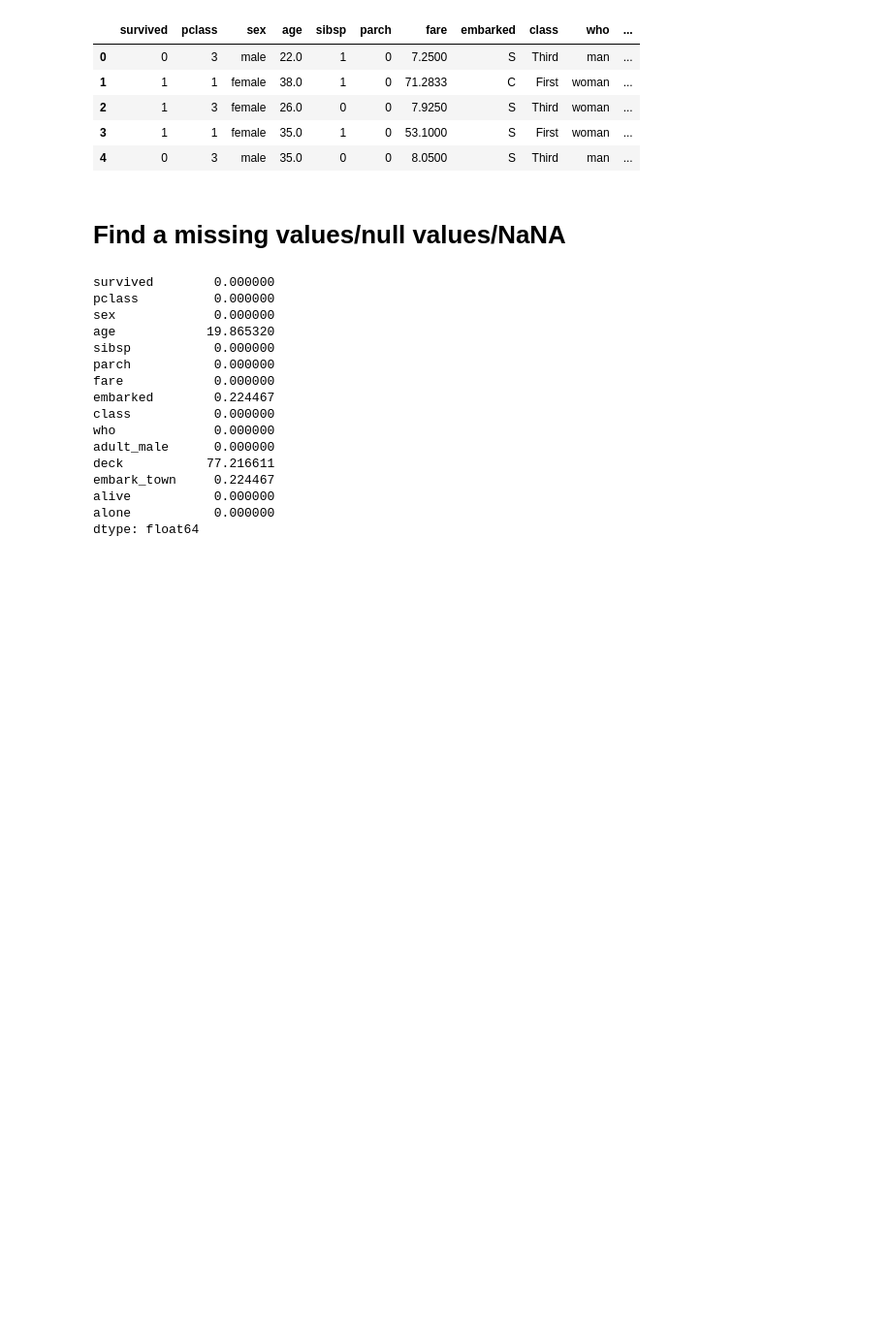
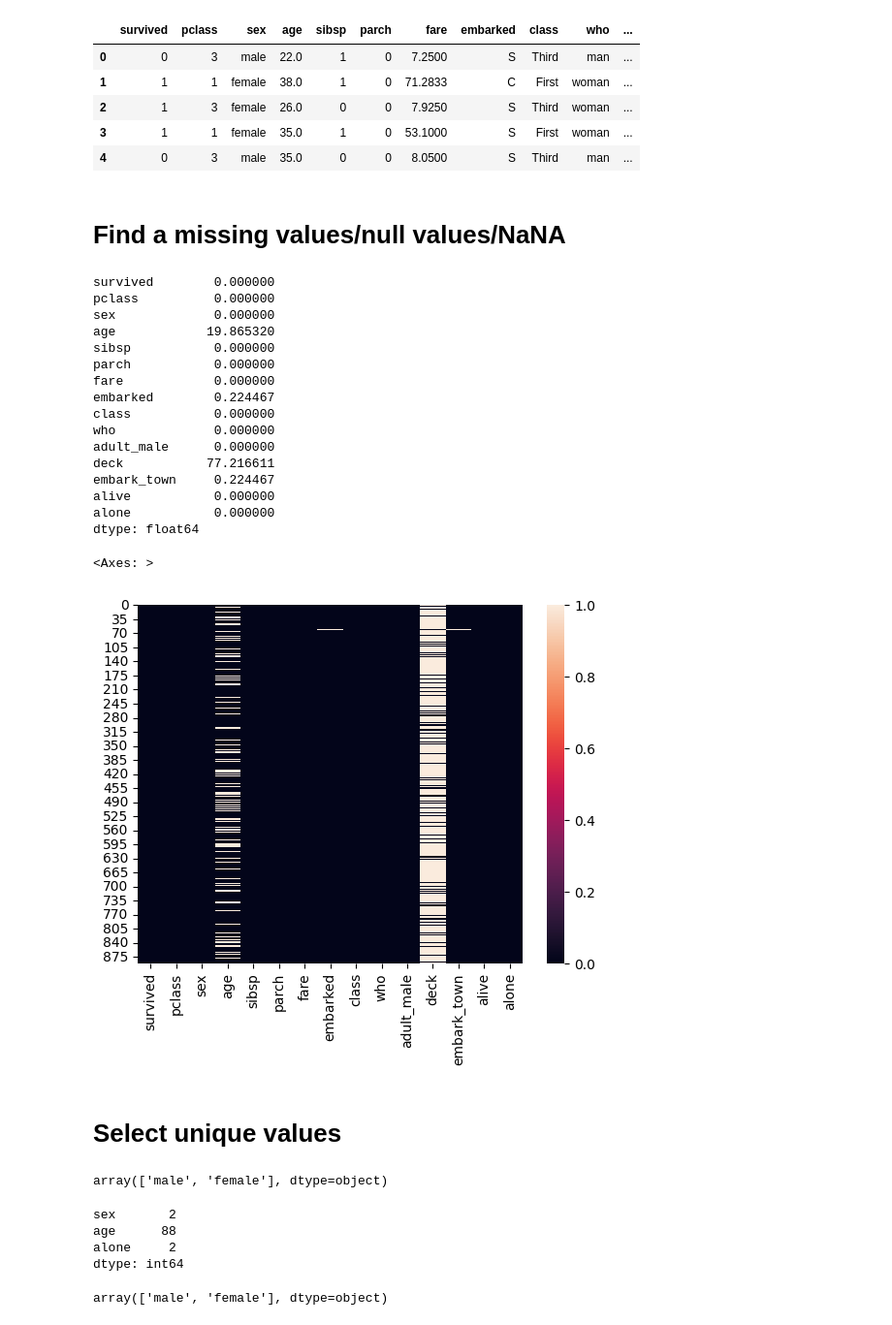
Before and after one commit to shahahmad-dev/exploratory-data-analysis, a Jupyter notebook: 01_pandas.ipynb, the cells around one changed output. Shown at 97% size. Saved outputs shown, nothing was run; the diff lists cells and outputs as text; code cells hidden in the pictures; blank space fills up the shorter version.

Commit message:
Select unique value

```diff
--- a/01_pandas.ipynb
+++ b/01_pandas.ipynb
@@ -179,3 +179,27 @@ embark_town     0.224467
 alive           0.000000
 alone           0.000000
 dtype: float64
+# %%
+sns.heatmap(df.isnull())
+# %% [output]
+<Axes: >
+[figure, added]
+# %% [markdown]
+# Select unique values
+# %%
+df['sex'].unique() # selcet 1D array in numpy / in pandas is a series
+# %% [output]
+array(['male', 'female'], dtype=object)
+# %%
+df[['sex', 'age', 'alone']].nunique() #Gives count of unique values in DataFrame
+# %% [output]
+sex       2
+age      88
+alone     2
+dtype: int64
+# %%
+# Both are same thing
+df['sex'].unique()
+df.sex.unique()
+# %% [output]
+array(['male', 'female'], dtype=object)
```
